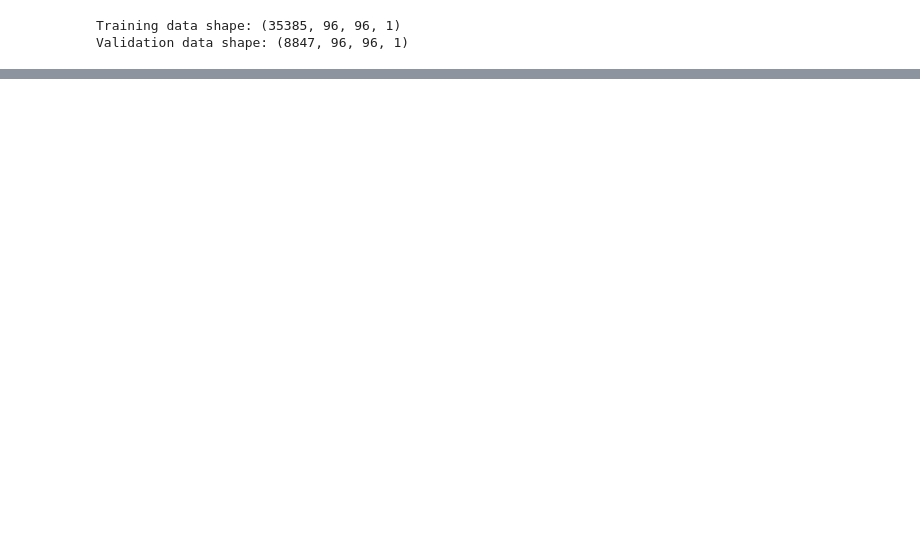
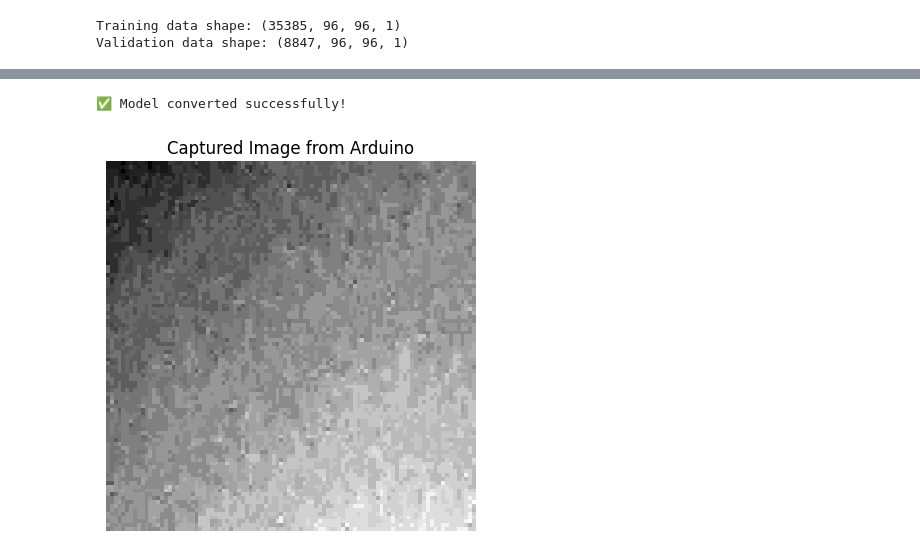
Before and after one commit to holleman-courses/proj1-kim, a Jupyter notebook: proj-model/model-training_part2.ipynb, the cells around one changed output, grey strips where cells are left out. Cells and saved outputs as stored; diff of their text form; code cells hidden in the pictures; blank space fills up the shorter version.

```diff
--- a/proj-model/model-training_part2.ipynb
+++ b/proj-model/model-training_part2.ipynb
@@ -403,12 +558,0 @@ food6.png: Dog (Confidence: 0.8953999876976013)
-# %%
-
-# Convert model to TFLite format
-converter = tf.lite.TFLiteConverter.from_keras_model(model)
-tflite_model = converter.convert()
-
-# Save the converted TFLite model
-TFLITE_MODEL_PATH = "tinyml_mobilenet_dog_detector.tflite"
-with open(TFLITE_MODEL_PATH, "wb") as f:
-    f.write(tflite_model)
-
-print(f"✅ Model successfully converted to TensorFlow Lite! Saved as {TFLITE_MODEL_PATH}")
@@ -607,0 +641,68 @@ print("📌 Output Type:", output_details[0]['dtype'])  # Should print int8
+# %%
+import tensorflow.lite as tflite
+
+MODEL_PATH = "80kparam_model.tflite"
+with open(MODEL_PATH, "rb") as f:
+    model_data = f.read()
+
+c_array = ", ".join(str(b) for b in model_data)
+
+header_content = f"""#ifndef DOG_DETECT_MODEL_DATA_H_
+#define DOG_DETECT_MODEL_DATA_H_
+
+extern const unsigned char g_dog_detect_model_data[];
+extern const int g_dog_detect_model_data_len;
+
+#endif  // DOG_DETECT_MODEL_DATA_H_
+"""
+
+cpp_content = f"""#include "dog_detect_model_data.h"
+
+const unsigned char g_dog_detect_model_data[] = {{
+    {c_array}
+}};
+
+const int g_dog_detect_model_data_len = {len(model_data)};
+"""
+
+with open("dog_detect_model_data_2.h", "w") as f:
+    f.write(header_content)
+
+with open("dog_detect_model_data.cpp_2", "w") as f:
+    f.write(cpp_content)
+
+print("✅ Model converted successfully!")
+# %% [output]
+✅ Model converted successfully!
+# %%
+import numpy as np
+import matplotlib.pyplot as plt
+import csv
+
+# Load CSV file
+file_path = "img1.csv"  # Change this to your filename
+
+# Open file and remove hidden characters
+with open(file_path, newline='', encoding='utf-8-sig') as f:
+    reader = csv.reader(f)
+
+    # Process each row, stripping extra spaces and filtering out empty lines
+    image_data = []
+    for row in reader:
+        cleaned_row = [int(x.strip().replace('"', '')) for x in row if x.strip()]
+        if cleaned_row:  # Ignore empty lines
+            image_data.append(cleaned_row)
+
+# Convert to NumPy array
+image_data = np.array(image_data)
+
+# Convert int8 (-128 to 127) to 0-255 grayscale
+image_data = image_data + 128
+
+# Display image
+plt.imshow(image_data, cmap="gray")
+plt.axis("off")
+plt.title("Captured Image from Arduino")
+plt.show()
+# %% [output]
+[figure, added]
```
Also changed, not shown: parts of 14 cells of this notebook, 15 other files.
